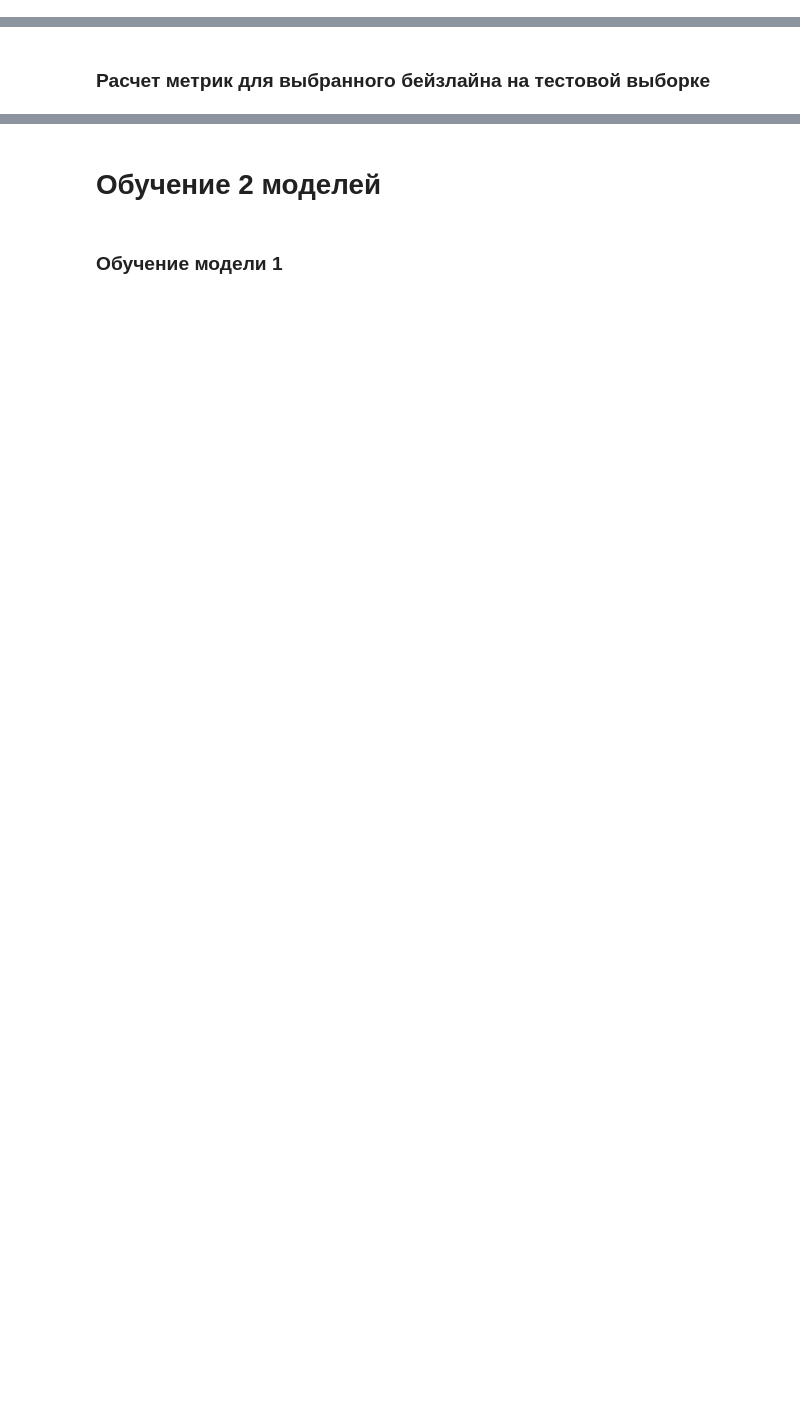
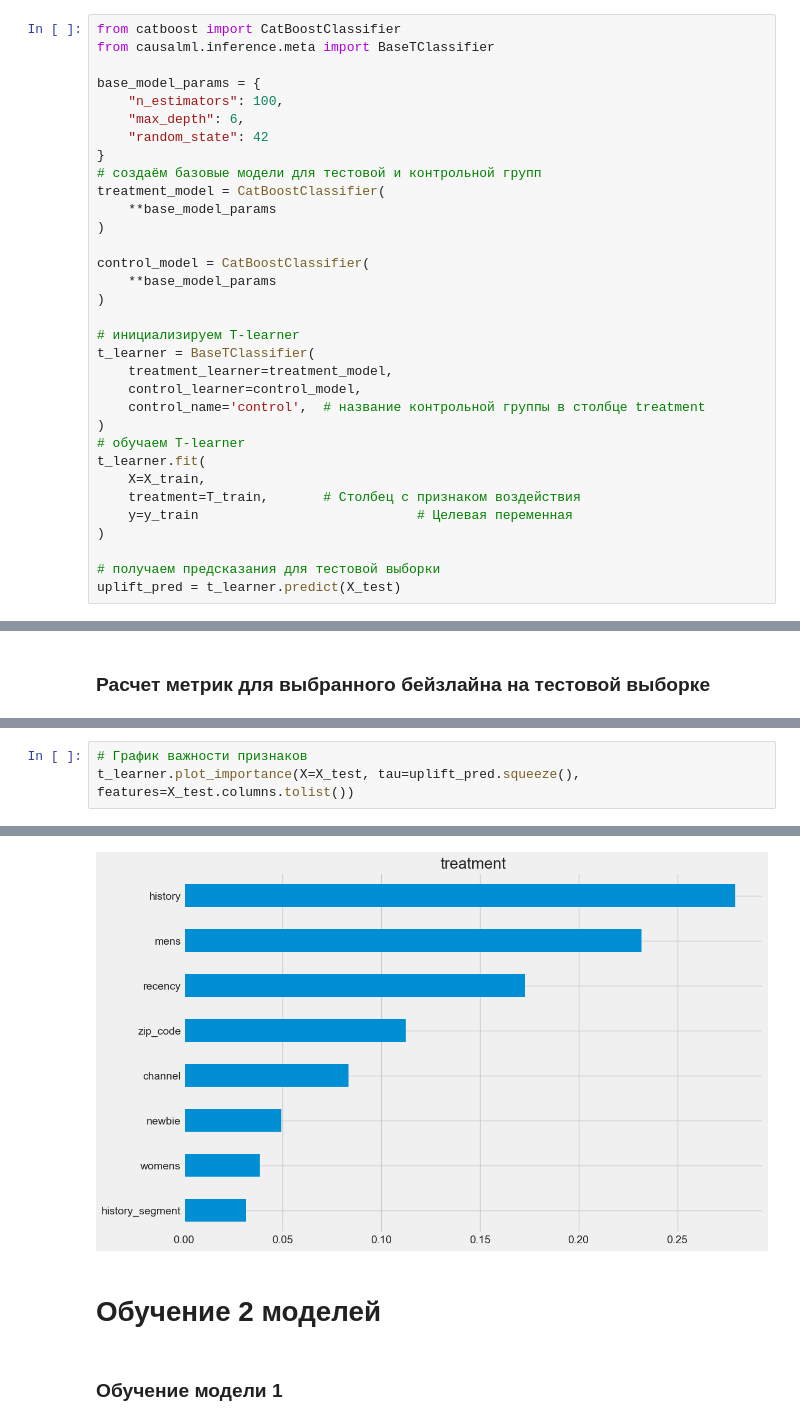
Before and after one commit to koranevskiy/mle-uplift-sprint-5, a Jupyter notebook: final_project_template.ipynb, the cells around one changed output, grey strips where cells are left out. Drawn from its saved outputs; the diff is of its cells as text; blank space fills up the shorter version.

```diff
--- a/final_project_template.ipynb
+++ b/final_project_template.ipynb
@@ -592,2 +622,35 @@ treatment_test_mapped = treatment_test.map(treatment_mapping)
 # %% [markdown]
 ### Обучение выбранного бейзлайна
+# %%
+from catboost import CatBoostClassifier
+from causalml.inference.meta import BaseTClassifier
+
+base_model_params = {
+    "n_estimators": 100,
+    "max_depth": 6,
+    "random_state": 42
+}
+# создаём базовые модели для тестовой и контрольной групп
+treatment_model = CatBoostClassifier(
+    **base_model_params
+)
+
+control_model = CatBoostClassifier(
+    **base_model_params
+)
+
+# инициализируем T-learner
+t_learner = BaseTClassifier(
+    treatment_learner=treatment_model,
+    control_learner=control_model,
+    control_name='control',  # название контрольной группы в столбце treatment
+)
+# обучаем T-learner
+t_learner.fit(
+    X=X_train,
+    treatment=T_train,       # Столбец с признаком воздействия
+    y=y_train                            # Целевая переменная
+)
+
+# получаем предсказания для тестовой выборки
+uplift_pred = t_learner.predict(X_test)
@@ -595,0 +702,4 @@ treatment_test_mapped = treatment_test.map(treatment_mapping)
+# %%
+# График важности признаков
+t_learner.plot_importance(X=X_test, tau=uplift_pred.squeeze(), features=X_test.columns.tolist())
+# %% [output]
@@ -596,3 +723,4 @@ treatment_test_mapped = treatment_test.map(treatment_mapping)
+[figure, added]
 # %% [markdown]
 # Обучение 2 моделей
 # %% [markdown]
```
Also changed, not shown: parts of 15 cells of this notebook, 2 other files.
